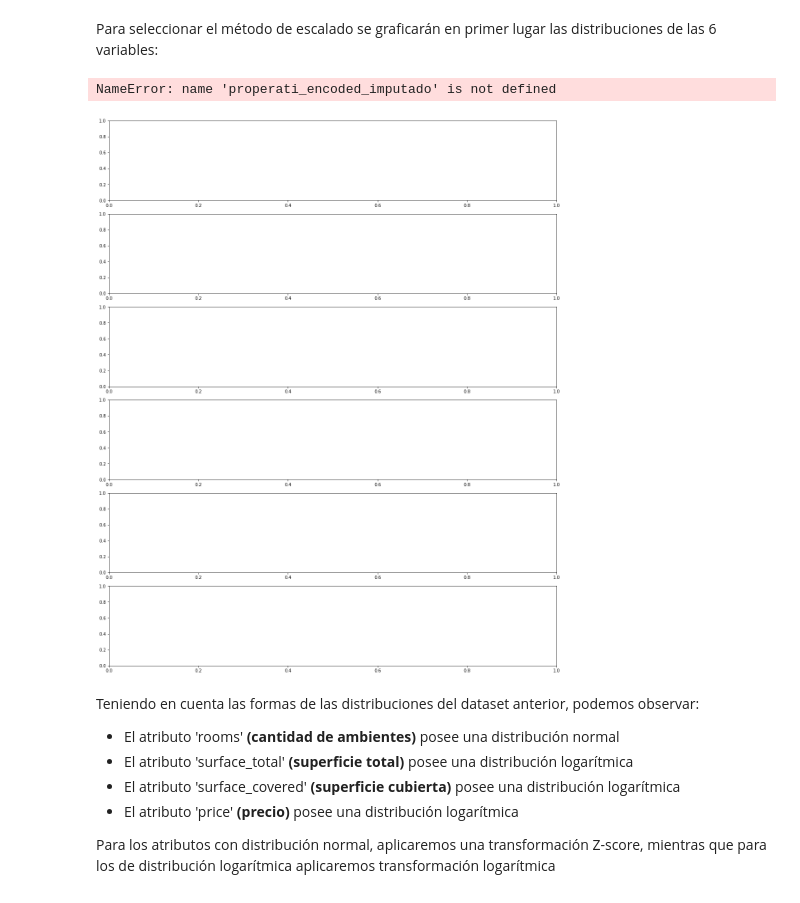
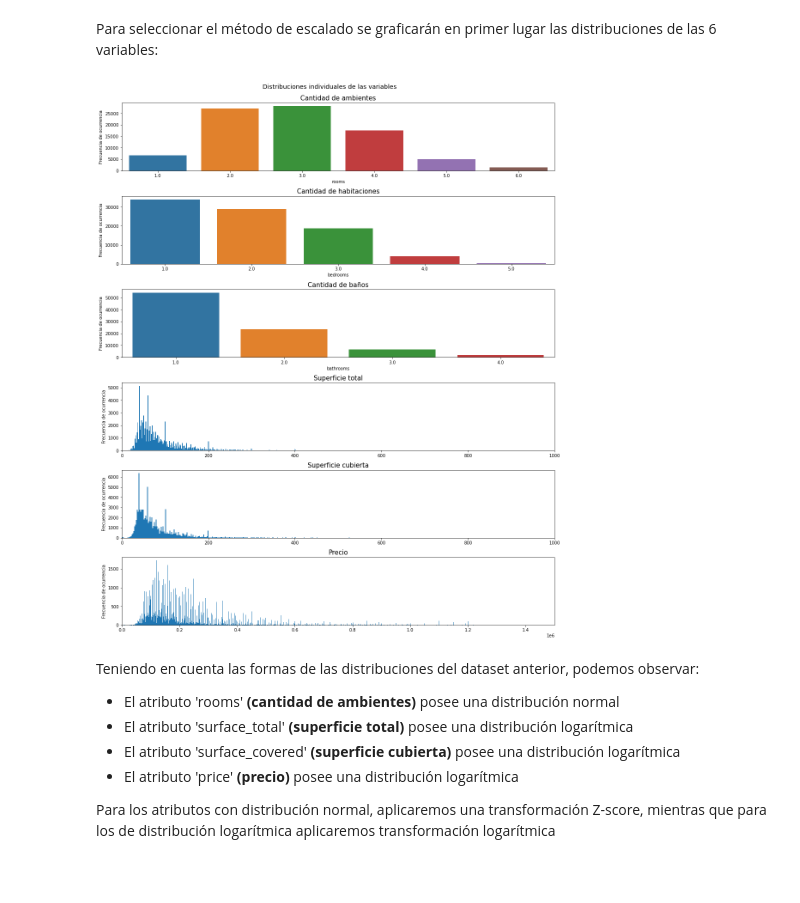
Before and after one commit to gpozzi/machine-learning, a Jupyter notebook: DSProyecto02.ipynb, the cells around one changed output. Drawn from its saved outputs; the diff is of its cells as text; code cells hidden in the pictures.

Commit message:
Preprocesamiento al 80%
Falta terminar label encoding

```diff
--- a/DSProyecto02.ipynb
+++ b/DSProyecto02.ipynb
@@ -219,11 +225,11 @@ Resulta conveniente, entonces, imputar:
 # %%
 # Imputo los valores promedio redondeados de cada tramo para los valores faltantes en la columna 'bathrooms'
 filtrado['surface_covered'] = np.where(filtrado['surface_covered'].isnull(),
-                                      np.select([filtrado['rooms'] < 4, ((filtrado['rooms'] >= 4) & (filtrado['rooms'] < 6)),filtrado['rooms'] >= 6],[40,100,190]),
-                                      filtrado['bathrooms'])
-filtrado['surface_total'] = np.where(filtrado['surface_covered'].isnull(),
-                                      np.select([filtrado['rooms'] < 4, ((filtrado['rooms'] >= 4) & (filtrado['rooms'] < 6)),filtrado['rooms'] >= 6],[40,100,190]),
-                                      filtrado['bathrooms'])
+                                      np.select([filtrado['rooms'] < 2.25,((filtrado['rooms'] >= 2.25) & (filtrado['rooms'] < 3.5)),((filtrado['rooms'] >= 3.5) & (filtrado['rooms'] < 4.75)), ((filtrado['rooms'] >= 4.75) & (filtrado['rooms'] < 6)),filtrado['rooms'] >= 6],[40,60,100,200,190]),
+                                      filtrado['surface_covered'])
+filtrado['surface_total'] = np.where(filtrado['surface_total'].isnull(),
+                                      np.select([filtrado['rooms'] < 2.25,((filtrado['rooms'] >= 2.25) & (filtrado['rooms'] < 3.5)),((filtrado['rooms'] >= 3.5) & (filtrado['rooms'] < 4.75)), ((filtrado['rooms'] >= 4.75) & (filtrado['rooms'] < 6)),filtrado['rooms'] >= 6],[40,60,100,200,190]),
+                                      filtrado['surface_total'])
 
 
 print(filtrado.isnull().sum())
@@ -237,3 +243,5 @@ surface_covered    0
 price              0
 property_type      0
 dtype: int64
+# %%
+properatiSinFaltantes = filtrado.copy()
@@ -239,0 +269,5 @@ dtype: int64
+# %%
+#Encoding de variable "Tipo de propiedad"
+properatiEncoded = pd.get_dummies(properatiSinFaltantes, columns=["property_type"], prefix=["propiedad"])
+
+properatiEncoded.head(5)
@@ -313,46 +342,45 @@ Para seleccionar el método de escalado se graficarán en primer lugar las distr
 fig, axes = plt.subplots(6, 1, figsize=(15,18), constrained_layout=True)
 ax1, ax2, ax3, ax4, ax5, ax6 = axes.flatten()
 
-sns.countplot(properati_encoded_imputado["rooms"],
+sns.countplot(properatiSinOutliers["rooms"],
               ax=ax1)
 ax1.set_ylabel('Frecuencia de ocurrencia')
 ax1.set_title("Cantidad de ambientes", fontdict={"fontsize":15})
 
-sns.countplot(properati_encoded_imputado["bedrooms"],
+sns.countplot(properatiSinOutliers["bedrooms"],
               ax=ax2)
 ax2.set_ylabel('Frecuencia de ocurrencia')
 ax2.set_title("Cantidad de habitaciones", fontdict={"fontsize":15})
 
 
-sns.countplot(properati_encoded_imputado["bathrooms"],
+sns.countplot(properatiSinOutliers["bathrooms"],
               ax=ax3)
 ax3.set_ylabel('Frecuencia de ocurrencia')
 ax3.set_title("Cantidad de baños", fontdict={"fontsize":15})
 
-ax4.hist(properati_encoded_imputado["surface_total"],
-              bins=5000)
+ax4.hist(properatiSinOutliers["surface_total"],
+              bins=1000)
 ax4.set_xlim(0,1000)
 ax4.set_ylabel('Frecuencia de ocurrencia')
 ax4.set_title("Superficie total", fontdict={"fontsize":15})
 
-ax5.hist(properati_encoded_imputado["surface_covered"],
-              bins=5000)
+ax5.hist(properatiSinOutliers["surface_covered"],
+              bins=1000)
 ax5.set_xlim(0,1000)
 ax5.set_ylabel('Frecuencia de ocurrencia')
 ax5.set_title("Superficie cubierta", fontdict={"fontsize":15})
 
-ax6.hist(properati_encoded_imputado["price"],
-              bins=5000)
+ax6.hist(properatiSinOutliers["price"],
+              bins=1000)
 ax6.set_xlim(0,1500000)
 ax6.set_ylabel('Frecuencia de ocurrencia')
 ax6.set_title("Precio", fontdict={"fontsize":15})
 
 
 fig.suptitle("Distribuciones individuales de las variables", size= "x-large")
 plt.show()
 # %% [output]
-NameError: name 'properati_encoded_imputado' is not defined
-[figure, old version]
+[figure, new version]
 # %% [markdown]
 Teniendo en cuenta las formas de las distribuciones del dataset anterior, podemos observar:
 - El atributo 'rooms' **(cantidad de ambientes)** posee una distribución normal
```
Also changed, not shown: parts of 17 cells of this notebook.
